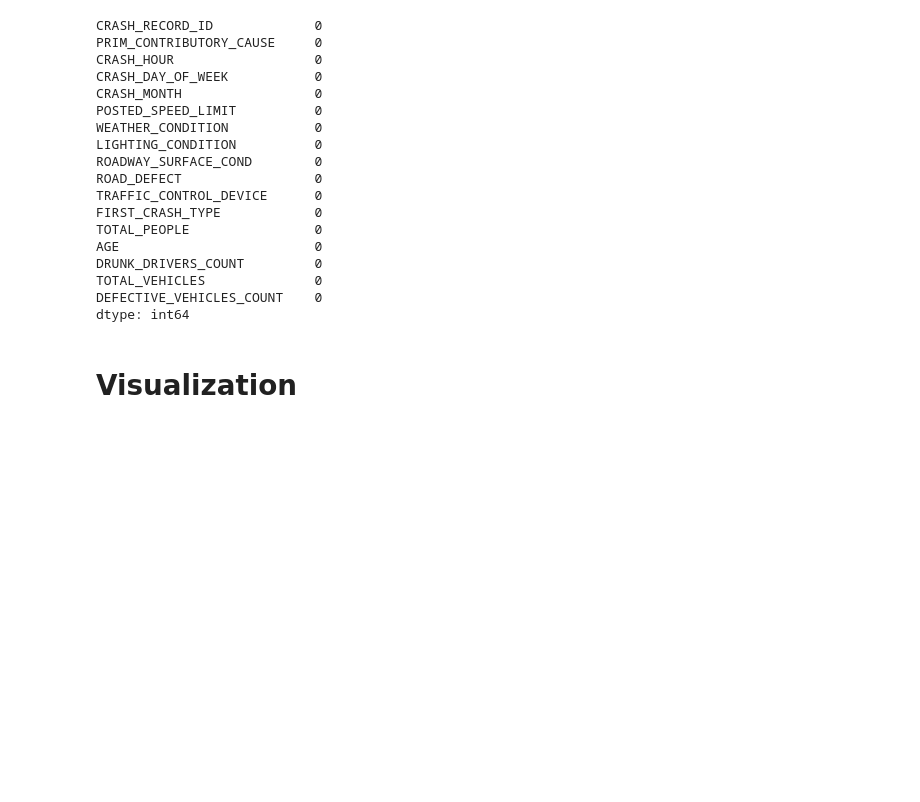
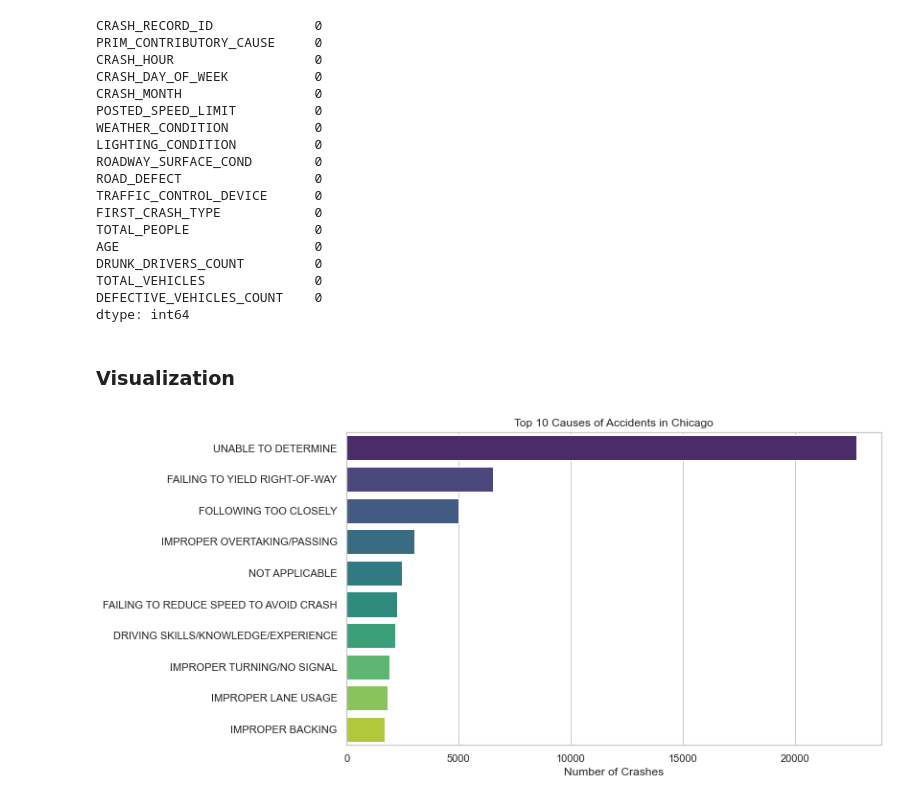
Before and after one commit to Victor-Mufasa/Phase-4-Project, a Jupyter notebook: index.ipynb, the cells around one changed output. Saved outputs shown, nothing was run; the diff lists cells and outputs as text; code cells hidden in the pictures; blank space fills up the shorter version.

Commit message:
Added one visual

```diff
--- a/index.ipynb
+++ b/index.ipynb
@@ -182,4 +181,15 @@ TOTAL_VEHICLES              0
 DEFECTIVE_VEHICLES_COUNT    0
 dtype: int64
 # %% [markdown]
-# Visualization
+### Visualization
+# %%
+sns.set_theme(style="whitegrid")
+# Plot the Top 10 Causes
+plt.figure(figsize=(10, 6))
+top_causes = data['PRIM_CONTRIBUTORY_CAUSE'].value_counts().nlargest(10)
+sns.barplot(x=top_causes.values, y=top_causes.index, palette='viridis')
+plt.title('Top 10 Causes of Accidents in Chicago')
+plt.xlabel('Number of Crashes')
+plt.show()
+# %% [output]
+[figure, added]
```
Also changed, not shown: parts of 2 cells of this notebook.
